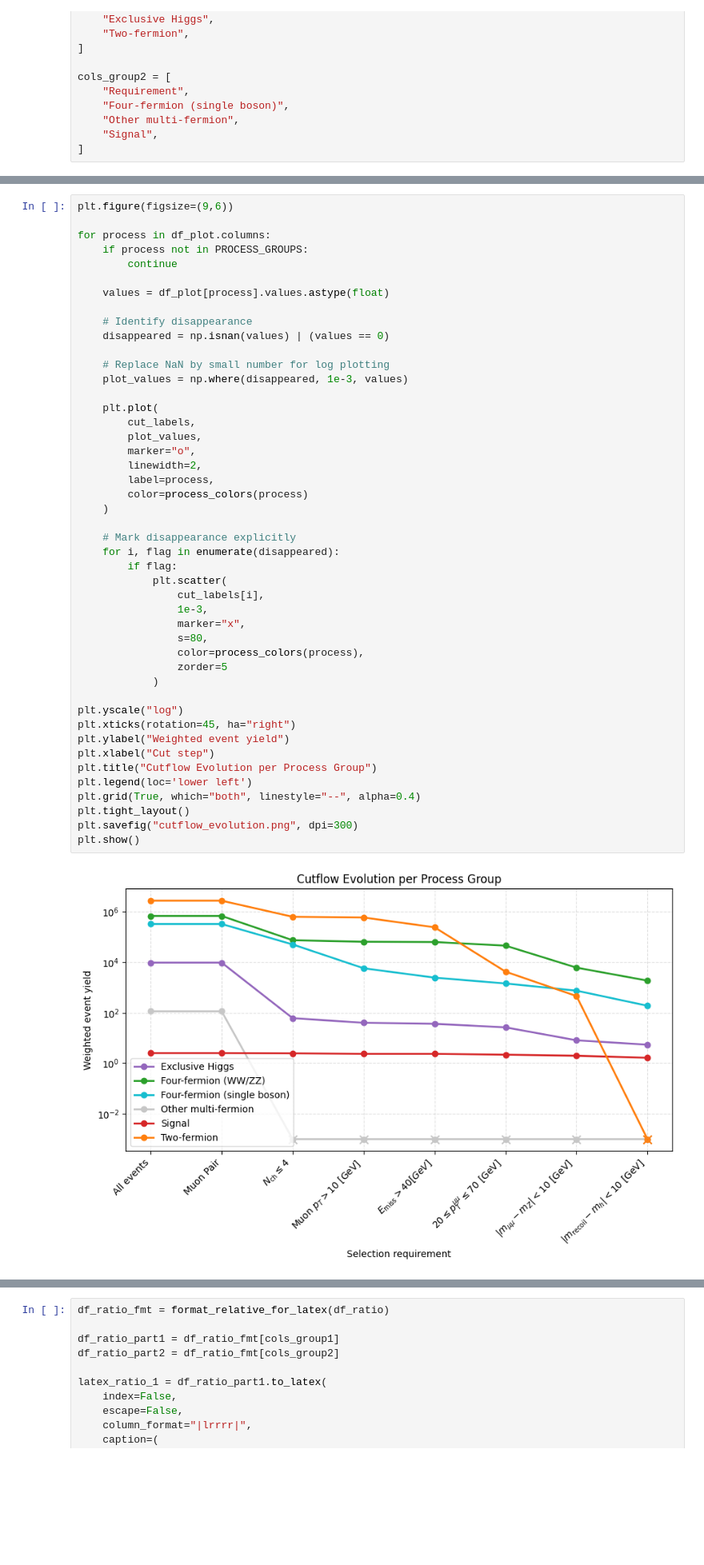
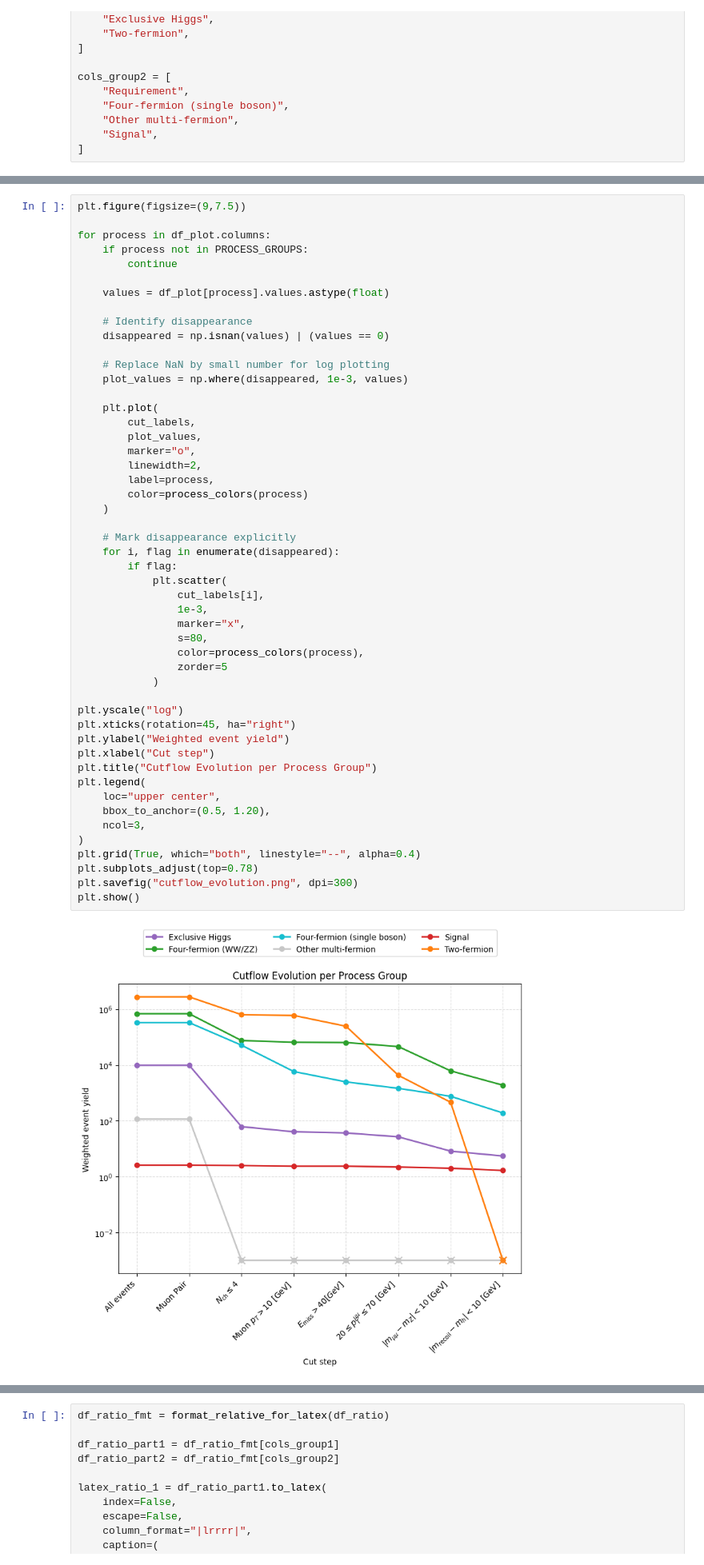
Before and after one commit to mazeeqe/tomaz-example, a Jupyter notebook: data/histogram.ipynb, the cells around one changed output, grey strips where cells are left out. Shown at 80% size. Saved outputs shown, nothing was run; the diff lists cells and outputs as text; blank space fills up the shorter version.

```diff
--- a/data/histogram.ipynb
+++ b/data/histogram.ipynb
@@ -2369,7 +2247,7 @@ df_plot
 | $Z$ mass window | 8.187954 | 6149.956230 | 754.679815 | NaN | 1.999687 | ... |
 | Higgs recoil window | 5.476983 | 1883.198950 | 190.822082 | NaN | 1.665486 | ... |
 # %%
-plt.figure(figsize=(9,6))
+plt.figure(figsize=(9,7.5))
 
 for process in df_plot.columns:
     if process not in PROCESS_GROUPS:
@@ -2386,36 +2264,40 @@ for process in df_plot.columns:
     plt.plot(
         cut_labels,
         plot_values,
         marker="o",
         linewidth=2,
         label=process,
         color=process_colors(process)
     )
 
     # Mark disappearance explicitly
     for i, flag in enumerate(disappeared):
         if flag:
             plt.scatter(
                 cut_labels[i],
                 1e-3,
                 marker="x",
                 s=80,
                 color=process_colors(process),
                 zorder=5
             )
 
 plt.yscale("log")
 plt.xticks(rotation=45, ha="right")
 plt.ylabel("Weighted event yield")
 plt.xlabel("Cut step")
 plt.title("Cutflow Evolution per Process Group")
-plt.legend(loc='lower left')
+plt.legend(
+    loc="upper center",
+    bbox_to_anchor=(0.5, 1.20),
+    ncol=3,
+)
 plt.grid(True, which="both", linestyle="--", alpha=0.4)
-plt.tight_layout()
+plt.subplots_adjust(top=0.78)
 plt.savefig("cutflow_evolution.png", dpi=300)
 plt.show()
 # %% [output]
-[figure, old version]
+[figure, new version]
 # %%
 df_eff = df_plot.div(df_plot.iloc[0])
 
```
Also changed, not shown: parts of 25 cells of this notebook, 25 other files.
